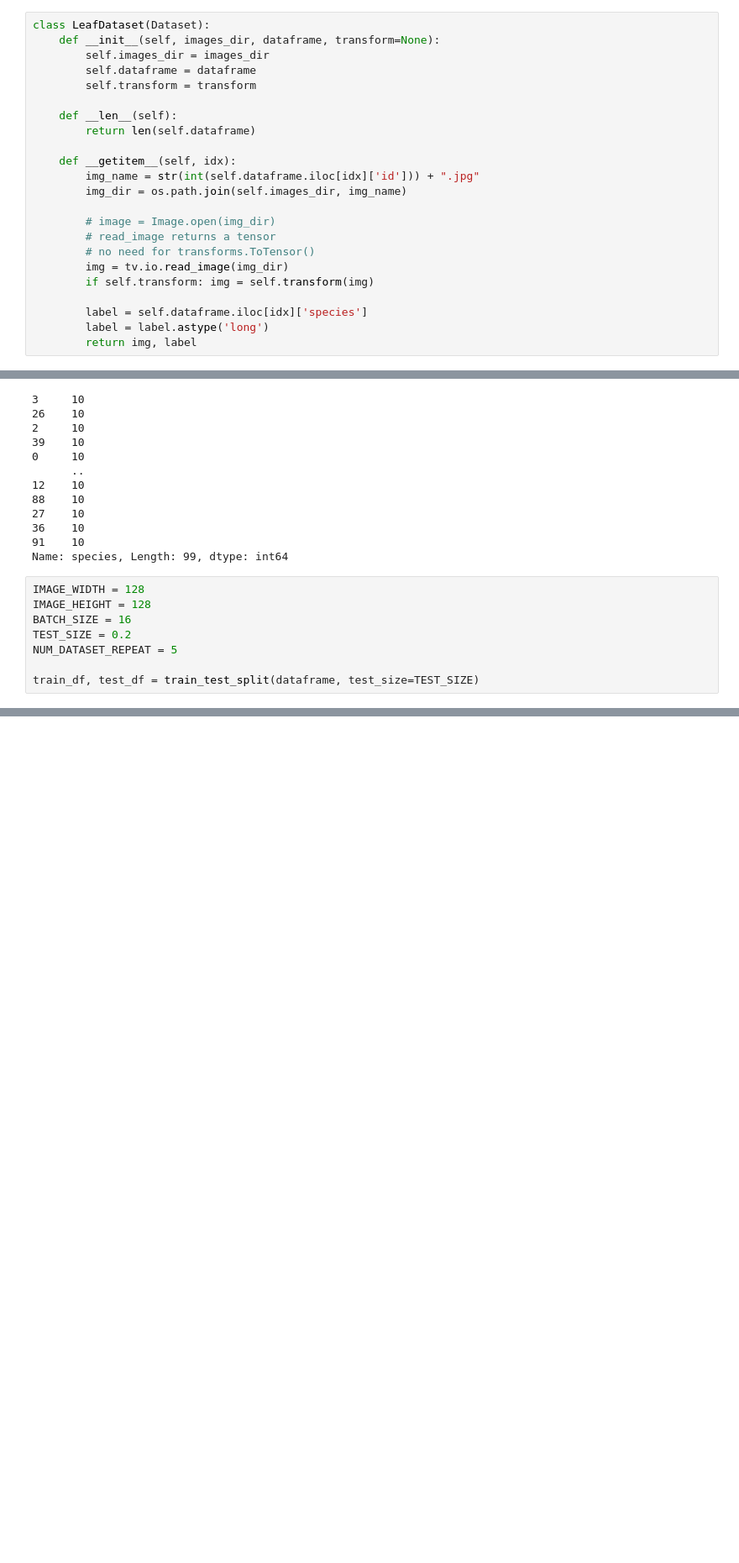
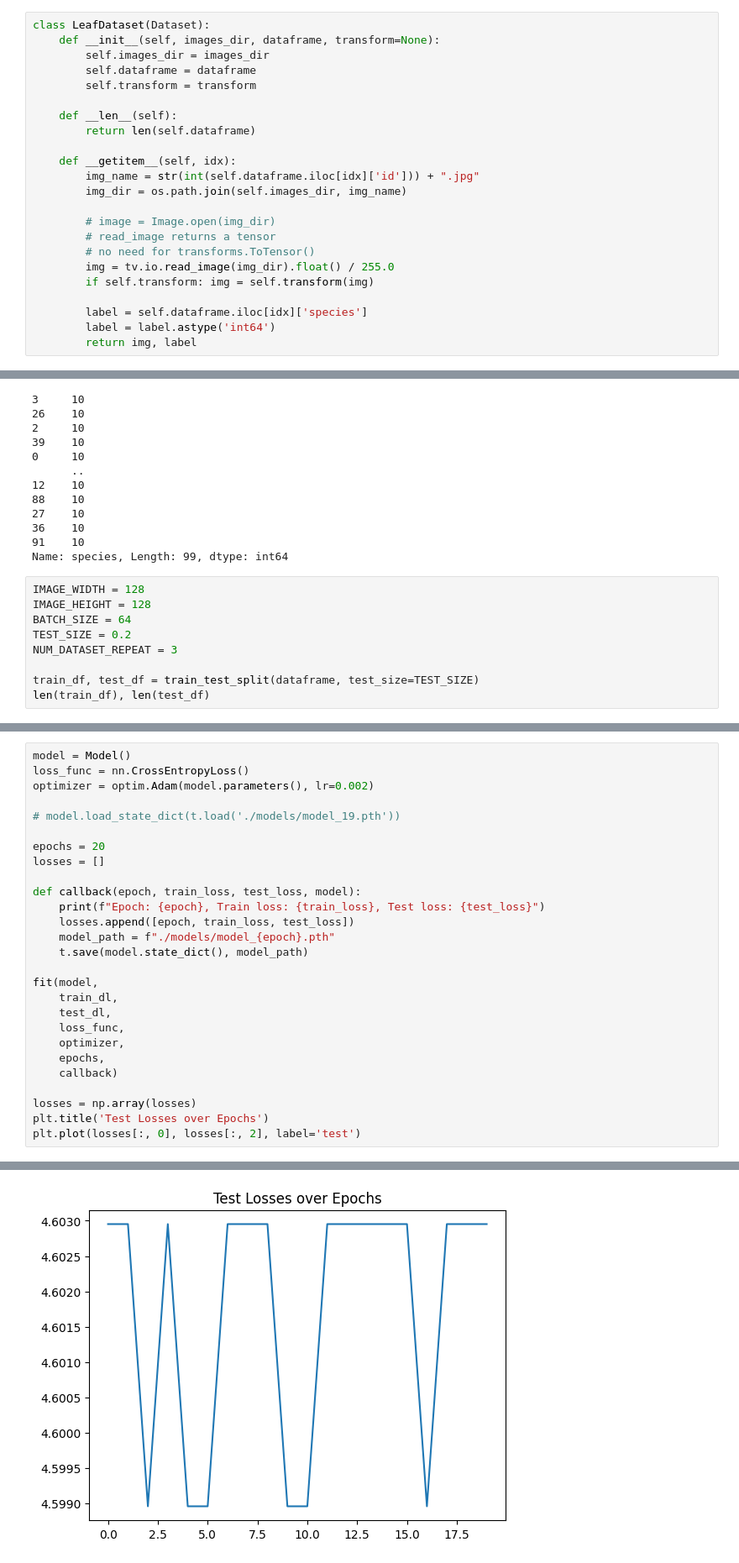
Before and after one commit to sokmontrey/machine-learning, a Jupyter notebook: vision/leaf-classification/train.ipynb, the cells around one changed output, grey strips where cells are left out. Shown at 84% size. Saved outputs shown, nothing was run; the diff lists cells and outputs as text; blank space fills up the shorter version.

Commit message:
3.16 loss model

```diff
--- a/vision/leaf-classification/train.ipynb
+++ b/vision/leaf-classification/train.ipynb
@@ -32,10 +32,10 @@ class LeafDataset(Dataset):
         # image = Image.open(img_dir)
         # read_image returns a tensor
         # no need for transforms.ToTensor()
-        img = tv.io.read_image(img_dir)
+        img = tv.io.read_image(img_dir).float() / 255.0
         if self.transform: img = self.transform(img)
 
         label = self.dataframe.iloc[idx]['species']
-        label = label.astype('long')
+        label = label.astype('int64')
         return img, label
 # %%
@@ -74,8 +74,9 @@ Name: species, Length: 99, dtype: int64
 # %%
 IMAGE_WIDTH = 128
 IMAGE_HEIGHT = 128
-BATCH_SIZE = 16
+BATCH_SIZE = 64
 TEST_SIZE = 0.2
-NUM_DATASET_REPEAT = 5
+NUM_DATASET_REPEAT = 3
 
 train_df, test_df = train_test_split(dataframe, test_size=TEST_SIZE)
+len(train_df), len(test_df)
@@ -125,0 +175,28 @@ plt.imshow(out.numpy().transpose((1, 2, 0)))
+# %%
+model = Model()
+loss_func = nn.CrossEntropyLoss()
+optimizer = optim.Adam(model.parameters(), lr=0.002)
+
+# model.load_state_dict(t.load('./models/model_19.pth'))
+
+epochs = 20
+losses = []
+
+def callback(epoch, train_loss, test_loss, model):
+    print(f"Epoch: {epoch}, Train loss: {train_loss}, Test loss: {test_loss}")
+    losses.append([epoch, train_loss, test_loss])
+    model_path = f"./models/model_{epoch}.pth"
+    t.save(model.state_dict(), model_path)
+
+fit(model,
+    train_dl,
+    test_dl,
+    loss_func,
+    optimizer,
+    epochs,
+    callback)
+
+losses = np.array(losses)
+plt.title('Test Losses over Epochs')
+plt.plot(losses[:, 0], losses[:, 2], label='test')
+# %% [output]
@@ -125,0 +224 @@ plt.imshow(out.numpy().transpose((1, 2, 0)))
+[figure, added]
```
Also changed, not shown: parts of 7 cells of this notebook.
